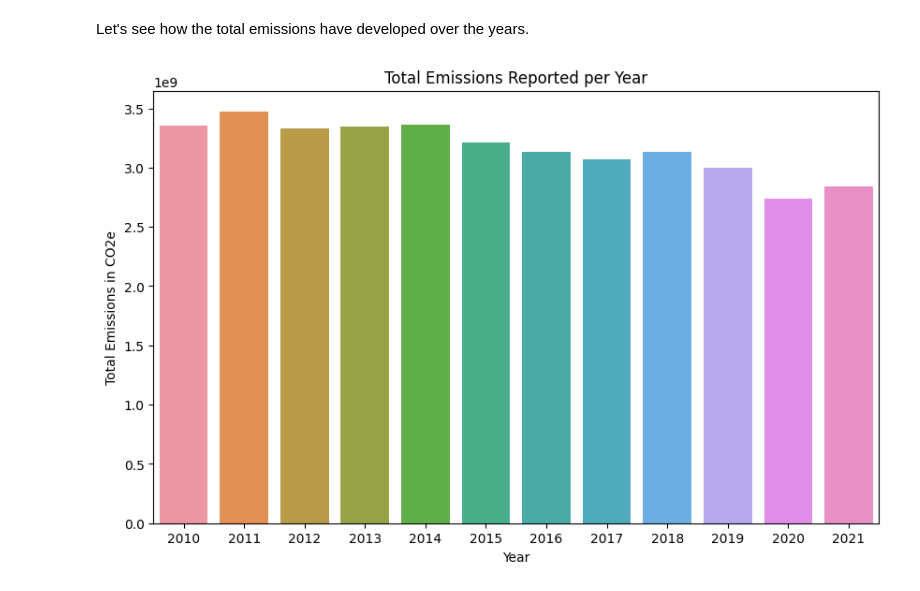
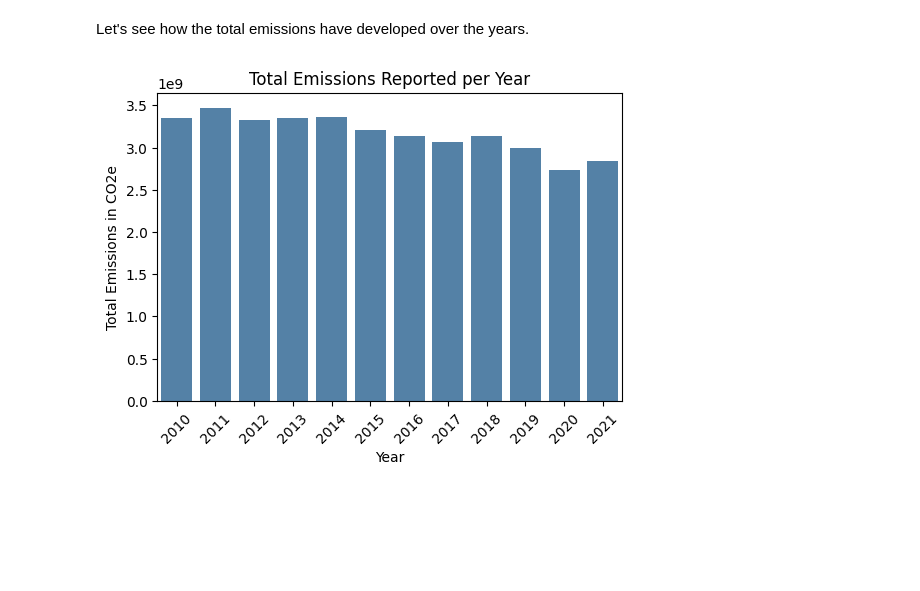
Before and after one commit to dzingariello/ghg-emissions-usa, a Jupyter notebook: ghg-emissions-analysis.ipynb, the cells around one changed output. Cells and saved outputs as stored; diff of their text form; code cells hidden in the pictures; blank space fills up the shorter version.

```diff
--- a/ghg-emissions-analysis.ipynb
+++ b/ghg-emissions-analysis.ipynb
@@ -4,6 +4,8 @@ import pandas as pd
 import geopandas as gpd
 from matplotlib import pyplot as plt
 import seaborn as sns
+# %%
+sns.set_palette("pastel")
 # %% [markdown]
 ## Loading dataset
 # %%
@@ -41,11 +43,12 @@ Let's see how the total emissions have developed over the years.
 # %%
 emissions_per_year = emitters.groupby("year")["co2e_emission"].sum().reset_index()
 #print(emissions_per_year)
-plt.figure(figsize=(10, 6))
-sns.barplot(data=emissions_per_year, x="year", y="co2e_emission")
+plt.figure(figsize=(6, 4))
+sns.barplot(data=emissions_per_year, x="year", y="co2e_emission", color="steelblue")
 plt.xlabel('Year')
 plt.ylabel('Total Emissions in CO2e')
 plt.title('Total Emissions Reported per Year')
+plt.xticks(rotation=45)
 plt.show()
 # %% [output]
-[figure, old version]
+[figure, new version]
```
Also changed, not shown: parts of 2 cells of this notebook.
